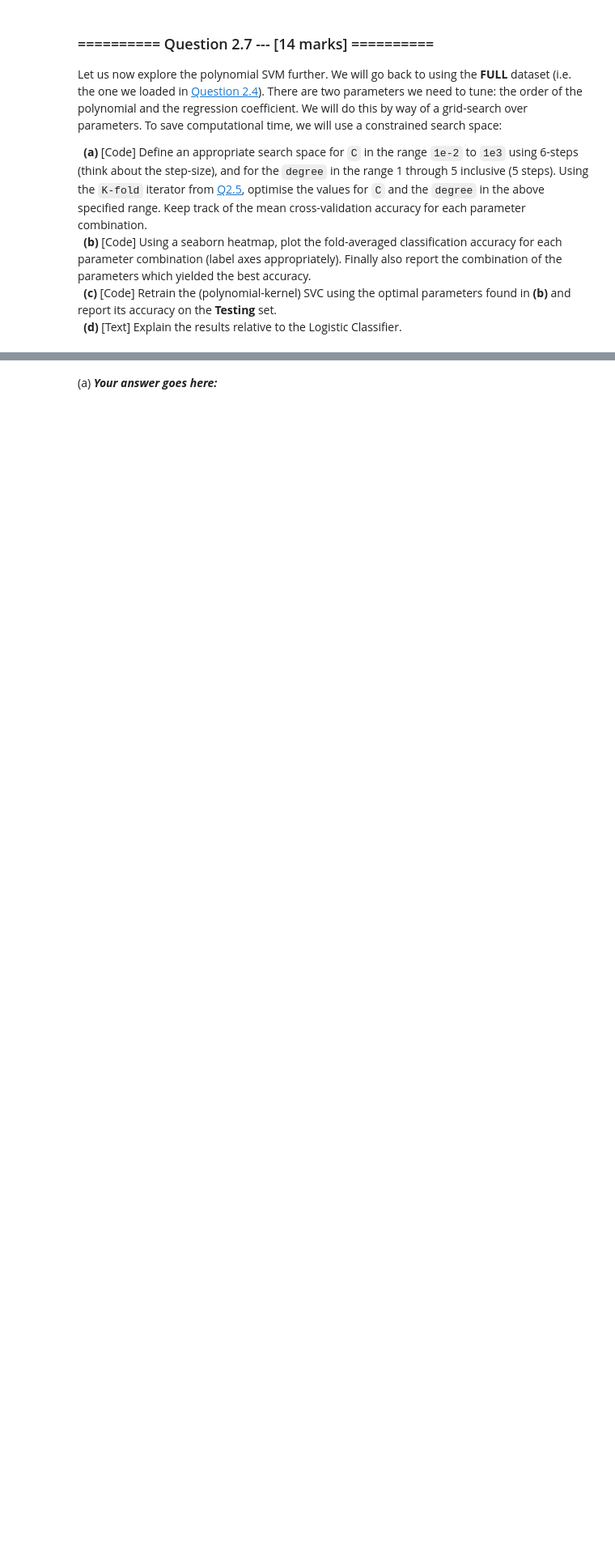
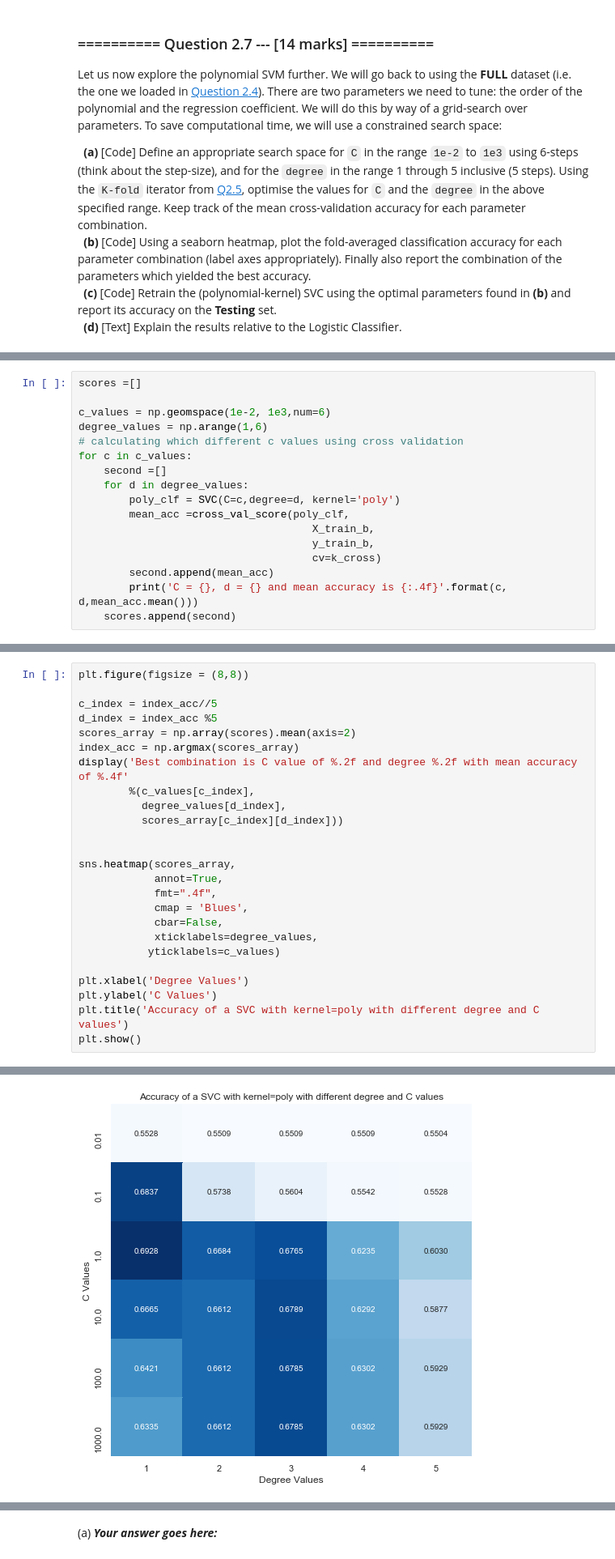
Before and after one commit to aadulan/iaml2018, a Jupyter notebook: Assignments/03_A_ObjectRecognition.ipynb, the cells around one changed output, grey strips where cells are left out. Shown at 81% size. Saved outputs shown, nothing was run; the diff lists cells and outputs as text; blank space fills up the shorter version.

```diff
--- a/Assignments/03_A_ObjectRecognition.ipynb
+++ b/Assignments/03_A_ObjectRecognition.ipynb
@@ -566,0 +580,17 @@ Let us now explore the polynomial SVM further. We will go back to using the **FU
+# %%
+scores =[]
+
+c_values = np.geomspace(1e-2, 1e3,num=6)
+degree_values = np.arange(1,6)
+# calculating which different c values using cross validation
+for c in c_values:
+    second =[]
+    for d in degree_values:
+        poly_clf = SVC(C=c,degree=d, kernel='poly')
+        mean_acc =cross_val_score(poly_clf,
+                                     X_train_b,
+                                     y_train_b,
+                                     cv=k_cross)
+        second.append(mean_acc)
+        print('C = {}, d = {} and mean accuracy is {:.4f}'.format(c, d,mean_acc.mean()))
+    scores.append(second)
@@ -566,0 +615,26 @@ Let us now explore the polynomial SVM further. We will go back to using the **FU
+# %%
+plt.figure(figsize = (8,8))
+
+c_index = index_acc//5
+d_index = index_acc %5
+scores_array = np.array(scores).mean(axis=2)
+index_acc = np.argmax(scores_array)
+display('Best combination is C value of %.2f and degree %.2f with mean accuracy of %.4f'
+        %(c_values[c_index],
+          degree_values[d_index],
+          scores_array[c_index][d_index]))
+
+
+sns.heatmap(scores_array,
+            annot=True,
+            fmt=".4f",
+            cmap = 'Blues',
+            cbar=False,
+            xticklabels=degree_values,
+           yticklabels=c_values)
+
+plt.xlabel('Degree Values')
+plt.ylabel('C Values')
+plt.title('Accuracy of a SVC with kernel=poly with different degree and C values')
+plt.show()
+# %% [output]
@@ -566,0 +642 @@ Let us now explore the polynomial SVM further. We will go back to using the **FU
+[figure, added]
```
Also changed, not shown: parts of 12 cells of this notebook.
